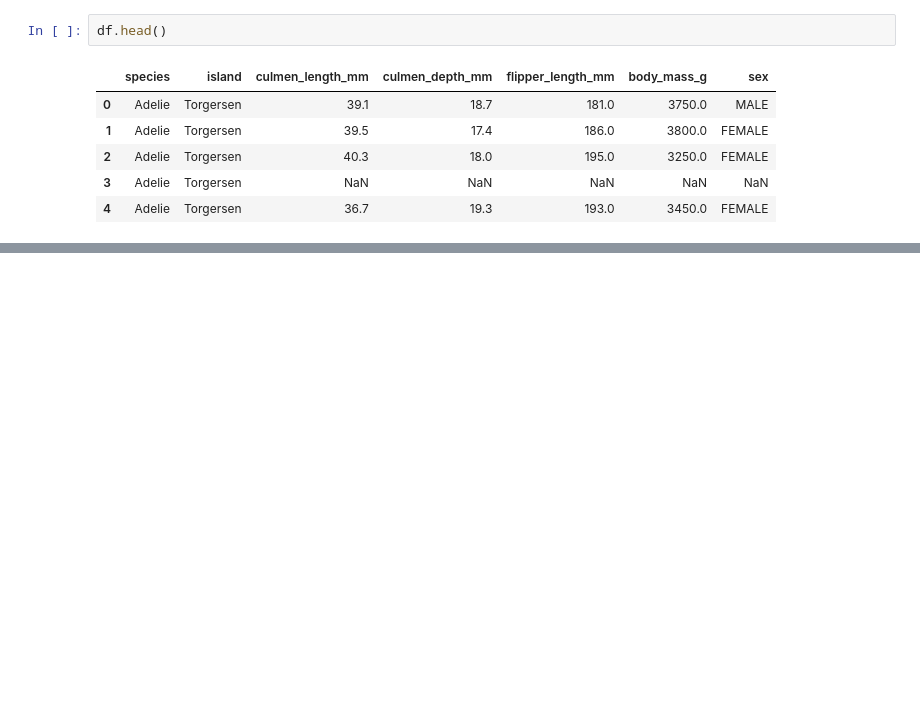
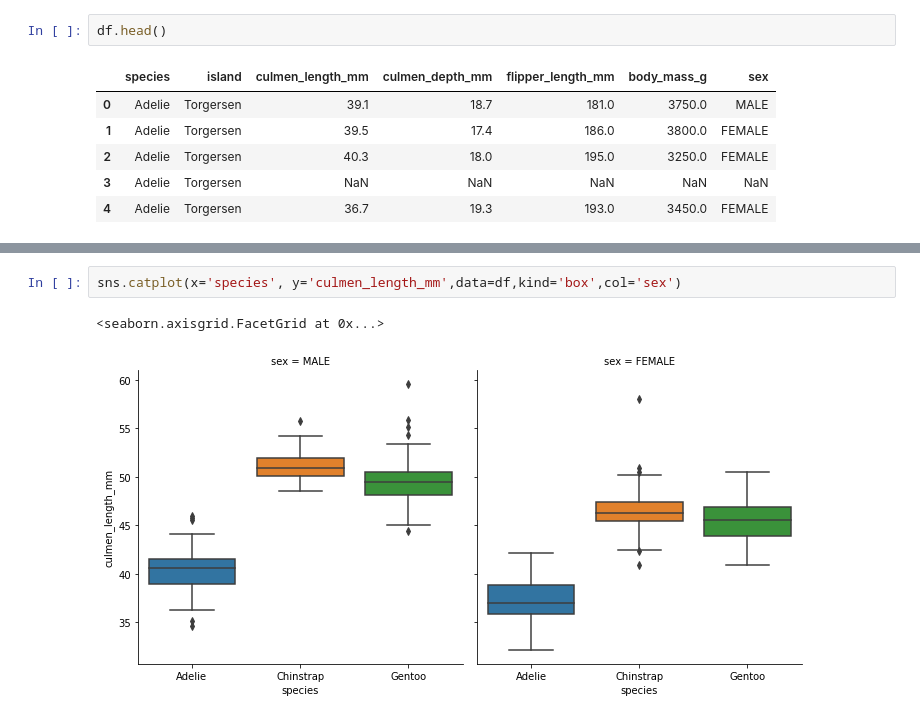
Before and after one commit to proton029/Non_linear_model_KNN, a Jupyter notebook: Decntree_giniImpurity_basics.ipynb, the cells around one changed output, grey strips where cells are left out. Saved outputs shown, nothing was run; the diff lists cells and outputs as text; blank space fills up the shorter version.

```diff
--- a/Decntree_giniImpurity_basics.ipynb
+++ b/Decntree_giniImpurity_basics.ipynb
@@ -18,0 +132,5 @@ df.sha
+# %%
+sns.catplot(x='species', y='culmen_length_mm',data=df,kind='box',col='sex')
+# %% [output]
+<seaborn.axisgrid.FacetGrid at 0x...>
+[figure, added]
```
Also changed, not shown: parts of 19 cells of this notebook.
